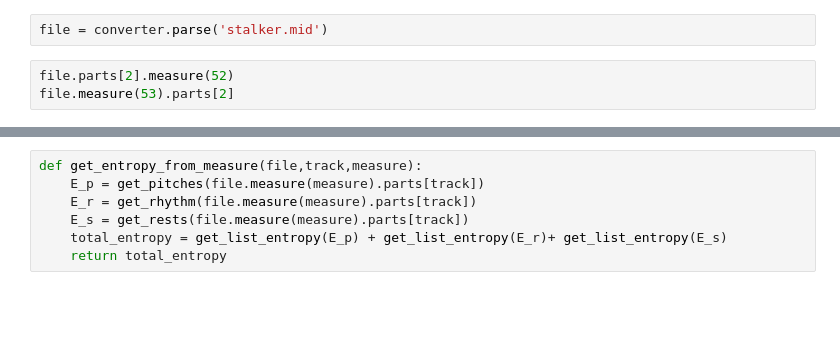
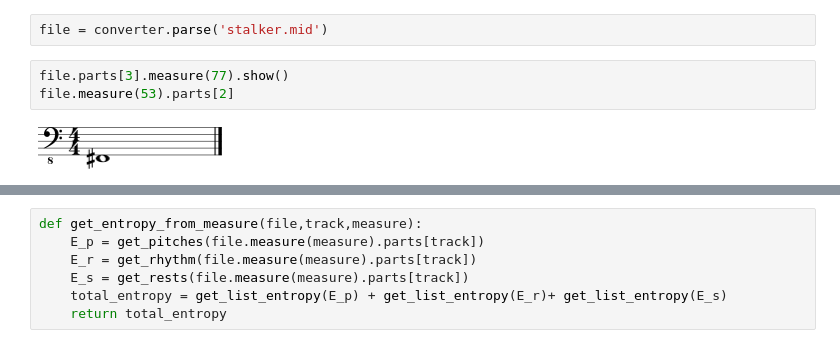
Before and after one commit to ludmilaasb/qumusic-reduction, a Jupyter notebook: src/test_qubo_form.ipynb, the cells around one changed output, grey strips where cells are left out. Cells and saved outputs as stored; diff of their text form; blank space fills up the shorter version.

```diff
--- a/src/test_qubo_form.ipynb
+++ b/src/test_qubo_form.ipynb
@@ -4,6 +4,7 @@ from music21 import *
 # %%
 file = converter.parse('stalker.mid')
 # %%
-file.parts[2].measure(52)
+file.parts[3].measure(77).show()
 file.measure(53).parts[2]
 # %% [output]
+[figure, added]
```
Also changed, not shown: parts of 20 cells of this notebook, 1 other file.
